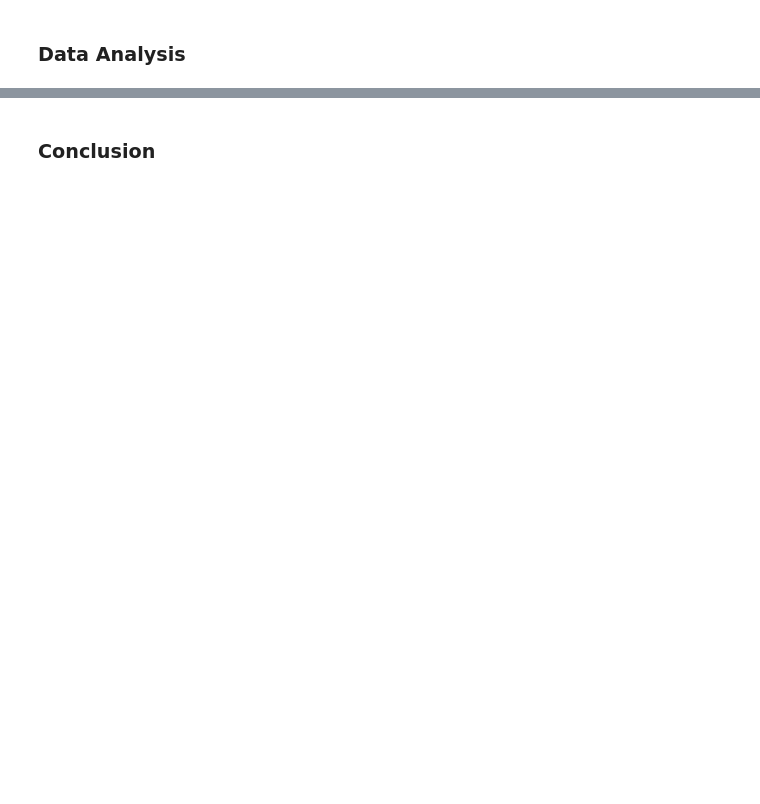
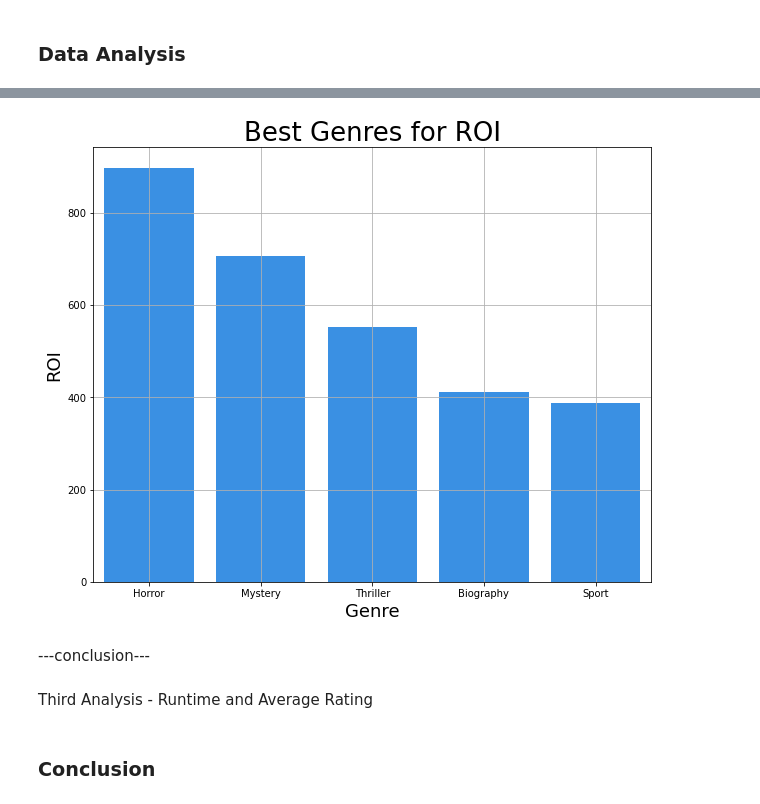
Before and after one commit to simrank3/Phase-1-Project, a Jupyter notebook: student.ipynb, the cells around one changed output, grey strips where cells are left out. Saved outputs shown, nothing was run; the diff lists cells and outputs as text; code cells hidden in the pictures; blank space fills up the shorter version.

```diff
--- a/student.ipynb
+++ b/student.ipynb
@@ -101,0 +353,3 @@ Join imdb_title_basics
+# %%
+# Transform the 1 list of a string to a list of 3 strings
+df4['genres'] = df4['genres'].apply(lambda x: x.split(','))
@@ -101,0 +363,3 @@ Join imdb_title_basics
+# %%
+df5 = df4.explode('genres')
+df5.head()
@@ -101,0 +373,6 @@ Join imdb_title_basics
+# %%
+# Calculating ROI & creating a new column
+df5['ROI'] = df5.apply(lambda x: ((x.worldwide_gross - x.production_budget)/x.production_budget)*100, axis=1)
+
+# Assessing the values in the new ROI column
+df5['ROI'].value_counts()
@@ -102,2 +414,20 @@ Join imdb_title_basics
+# %%
+top10ROI = df5.groupby('genres').mean().sort_values('ROI', ascending=False).head()
+# %%
+# setting the dimensions of the plot
+fig, ax = plt.subplots(figsize=(10,8))
+
+# Setting parameters to the plot
+fig2 = sns.barplot(x=top10ROI.index, y=top10ROI.ROI, ax=ax, color="dodgerblue")
+fig2.set_xlabel('Genre', size=18)
+fig2.set_ylabel('ROI', size=18)
+fig2.set_title('Best Genres for ROI', size=26)
+fig2.grid()
+# %% [output]
+[figure, added]
+# %% [markdown]
+---conclusion---
+# %% [markdown]
+Third Analysis - Runtime and Average Rating
 # %% [markdown]
 ### Conclusion
```
Also changed, not shown: parts of 51 cells of this notebook.
